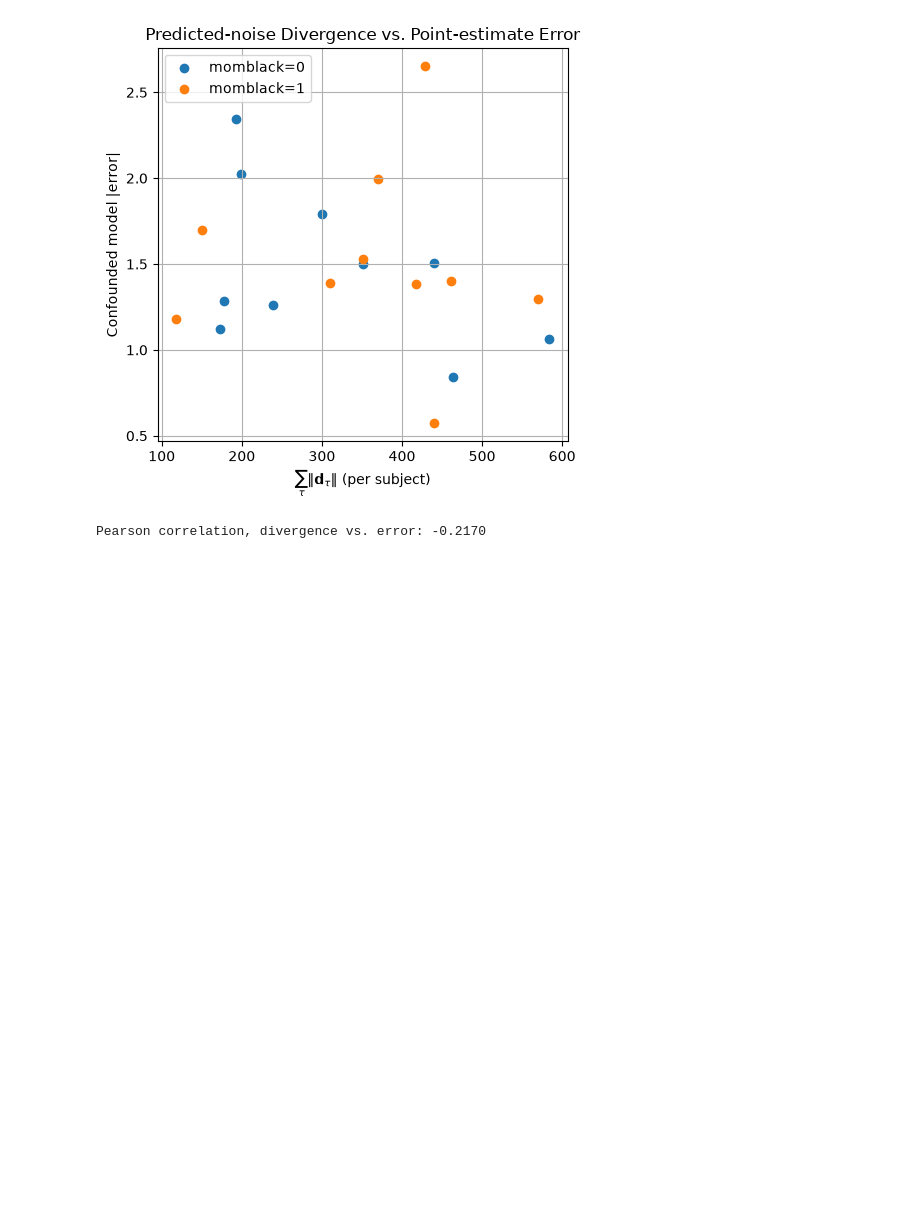
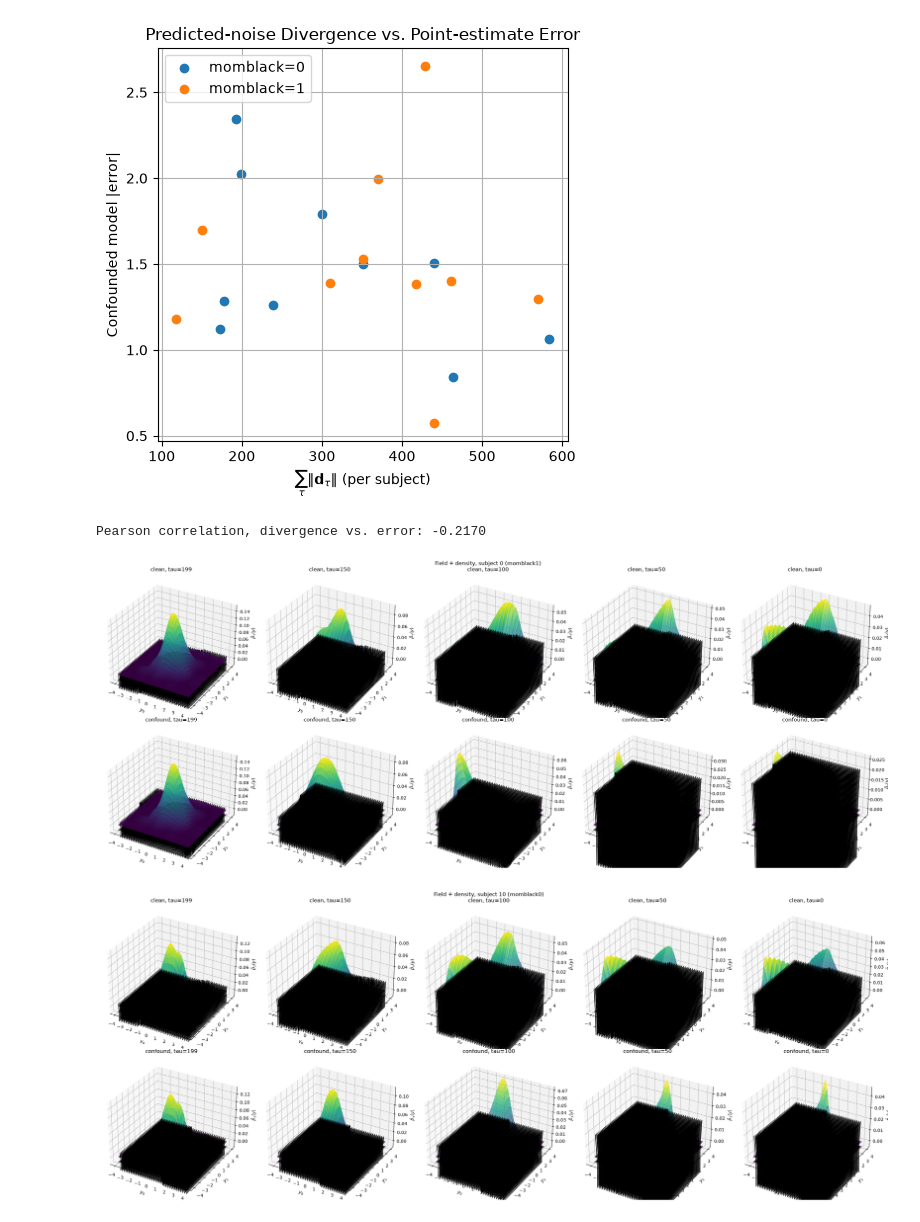
Before and after one commit to case547/diffusion-irregular-ehr, a Jupyter notebook: confounding_diffusion.ipynb, the cells around one changed output. Cells and saved outputs as stored; diff of their text form; code cells hidden in the pictures; blank space fills up the shorter version.

```diff
--- a/confounding_diffusion.ipynb
+++ b/confounding_diffusion.ipynb
@@ -312,0 +442,41 @@ Pearson correlation, divergence vs. error: -0.2170
+# %%
+for subj_idx, subj_label in [(subject_flipped, "momblack1"), (subject_control, "momblack0")]:
+    x_subj, a_clean_subj, a_conf_subj = x[subj_idx], a_clean[subj_idx], a_conf[subj_idx]
+
+    fig = plt.figure(figsize=(5 * len(SNAPSHOT_TAUS), 10))
+    for col, tau in enumerate(SNAPSHOT_TAUS):
+        panel_seed = SEED + 100 * subj_idx + col
+
+        ax_clean = fig.add_subplot(2, len(SNAPSHOT_TAUS), col + 1, projection="3d")
+        plot_field_density(
+            clean_model,
+            tau,
+            x_subj,
+            a_clean_subj,
+            clip_value_clean,
+            f"clean, tau={tau}",
+            ax_clean,
+            panel_seed,
+        )
+
+        ax_conf = fig.add_subplot(
+            2, len(SNAPSHOT_TAUS), len(SNAPSHOT_TAUS) + col + 1, projection="3d"
+        )
+        plot_field_density(
+            conf_model,
+            tau,
+            x_subj,
+            a_conf_subj,
+            clip_value_conf,
+            f"confound, tau={tau}",
+            ax_conf,
+            panel_seed,
+        )
+
+    fig.suptitle(f"Field + density, subject {subj_idx} ({subj_label})")
+    fig.tight_layout()
+    fig.savefig(f"images/confounding_field_density_{subj_label}.png", dpi=150)
+    plt.show()
+# %% [output]
+[figure, added]
+[figure, added]
```
Also changed, not shown: parts of 3 cells of this notebook, 2 other files.
